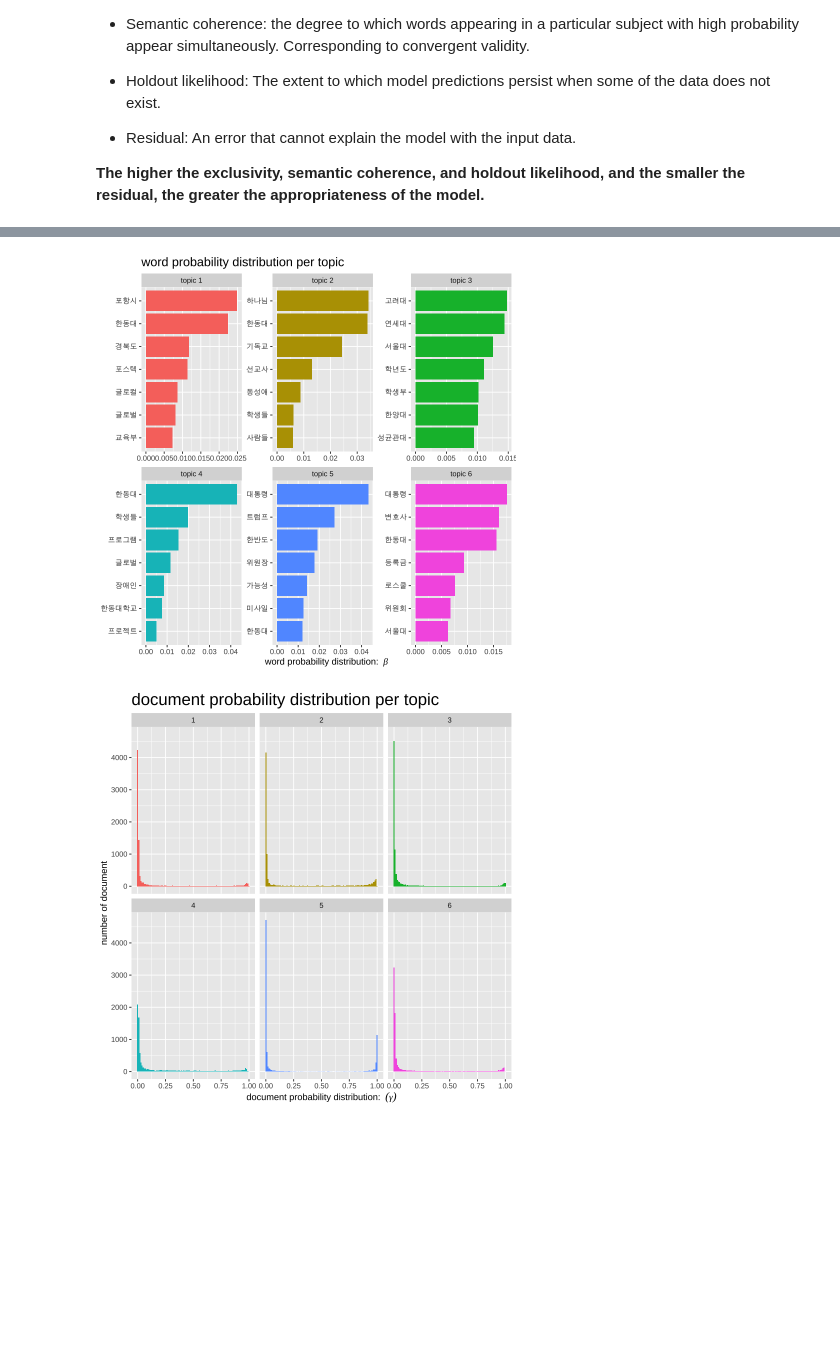
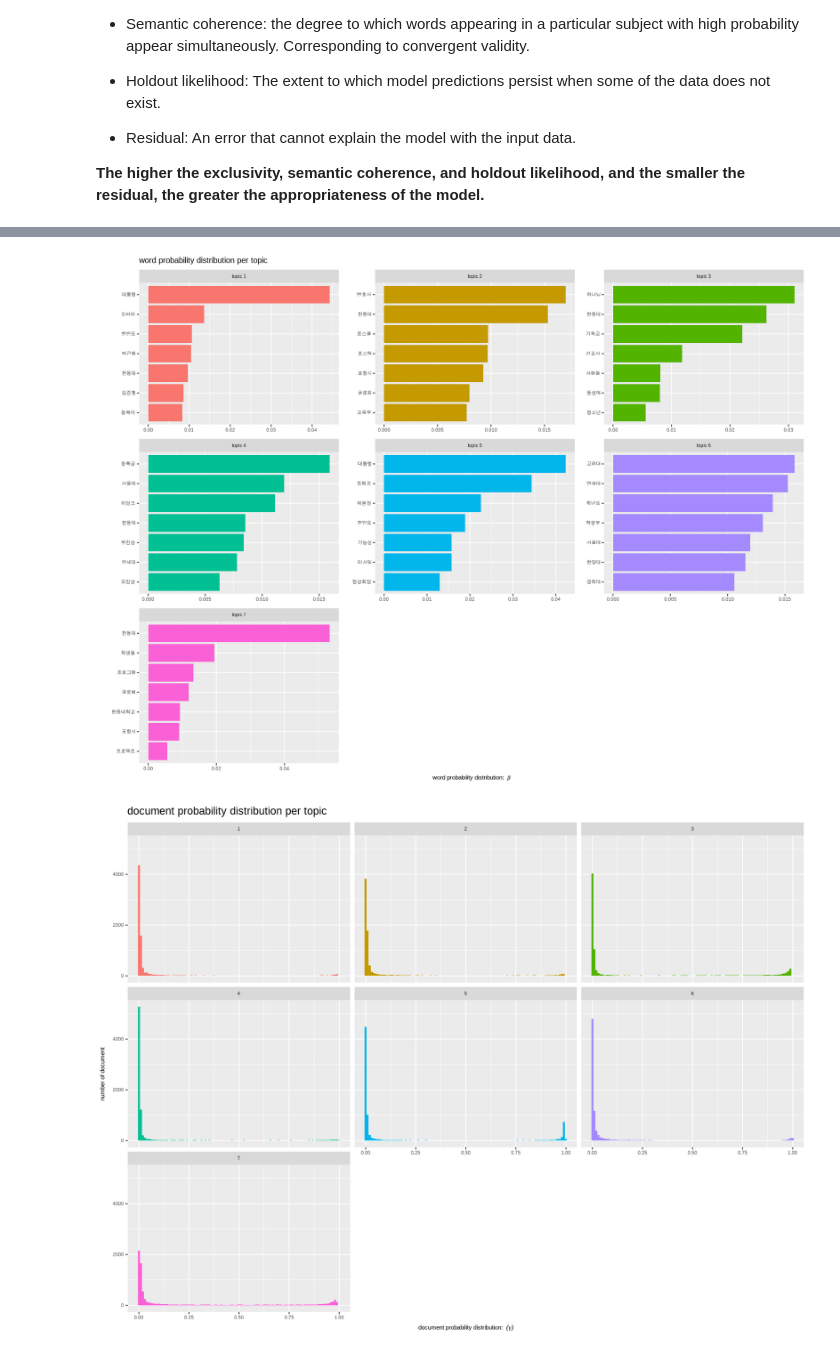
Before and after one commit to sorrychoe/topic-modeling-theory, a Jupyter notebook: notebook/Structural_Topic_Model.ipynb, the cells around one changed output, grey strips where cells are left out. Cells and saved outputs as stored; diff of their text form; code cells hidden in the pictures; blank space fills up the shorter version.

```diff
--- a/notebook/Structural_Topic_Model.ipynb
+++ b/notebook/Structural_Topic_Model.ipynb
@@ -230,10 +210,10 @@ plot(topicN_storage)
 # define & train the model
 stm_model <- stm(documents = out$documents,
                  vocab = out$vocab,
-                 K = 6,
+                 K = 7,
                  prevalence = ~ Press + Date,
                  data = out$meta,
-                 max.em.its = 200,
+                 max.em.its = 300,
                  init.type = "Spectral")
 # %% [output]
 Beginning Spectral Initialization
@@ -305,26 +285,20 @@ td_beta |>
        title = "word probability distribution per topic") +
   theme(plot.title = element_text(size = 15))
 # %% [output]
-[figure, old version]
+[figure, new version]
 # %%
 # show topic probability as Gamma distribution
-top_terms <- td_beta |>
-  group_by(topic) |>
-  slice_max(beta, n = 8) |>
-  select(topic, term) |>
-  summarise(terms = str_flatten(term, collapse = ", "))
-
 td_gamma <- stm_model |> tidy(matrix = 'gamma')
 
 td_gamma |>
   ggplot(aes(x = gamma, fill = as.factor(topic))) +
   geom_histogram(bins = 100, show.legend = F) +
   facet_wrap(~topic) +
   labs(title = "document probability distribution per topic",
        y = "number of document", x = expression("document probability distribution: "~(gamma))) +
   theme(plot.title = element_text(size = 20))
 # %% [output]
-[figure, old version]
+[figure, new version]
 # %%
 # show tops words per topic
 gamma_terms <- td_gamma |>
```
Also changed, not shown: parts of 12 cells of this notebook, 10 other files.
